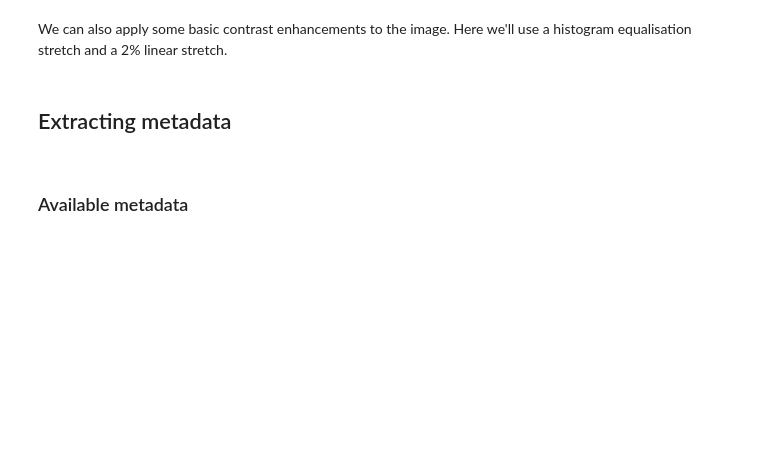
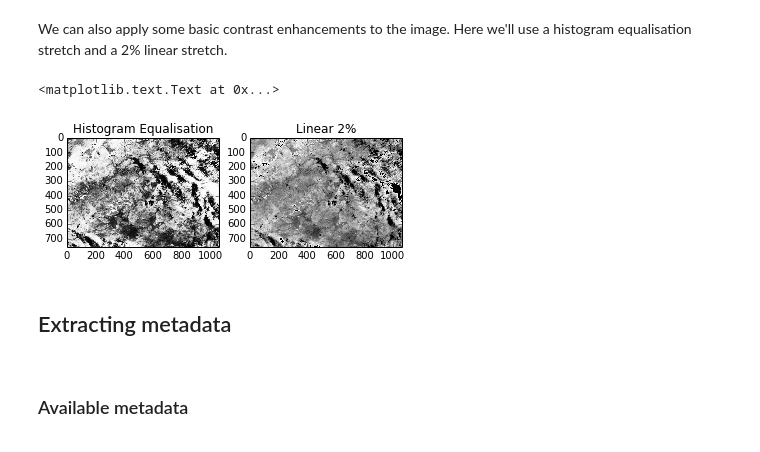
Before and after one commit to sixy6e/stash, a Jupyter notebook: Python/notebooks/interactive_use_with_the_agdc.ipynb, the cells around one changed output. Cells and saved outputs as stored; diff of their text form; code cells hidden in the pictures; blank space fills up the shorter version.

```diff
--- a/Python/notebooks/interactive_use_with_the_agdc.ipynb
+++ b/Python/notebooks/interactive_use_with_the_agdc.ipynb
@@ -148,15 +226,18 @@ axis('image') # Displays the image right to the borders edge
 # %% [markdown]
 We can also apply some basic contrast enhancements to the image.  Here we'll use a histogram equalisation stretch and a 2% linear stretch.
 # %%
-he_stretch = hist_equal(subset_2D, MinV=0)
-pct2_stretch = hist_equal(subset_2D, MinV=0, Percent=2)
+he_stretch = hist_equal(subset_2D, MinV=0, BinSIZE=19)
+pct2_stretch = hist_equal(subset_2D, MinV=0, Percent=2, BinSIZE=19)
 fig, axes = subplots(ncols=2)
 axes[0].imshow(he_stretch, cmap=cm.Greys_r)
 axes[0].axis('image')
 axes[0].set_title('Histogram Equalisation')
 axes[1].imshow(pct2_stretch, cmap=cm.Greys_r)
 axes[1].axis('image')
 axes[1].set_title('Linear 2%')
+# %% [output]
+<matplotlib.text.Text at 0x...>
+[figure, added]
 # %% [markdown]
 ## Extracting metadata
 <a id='extracting-metadata'></a>
```
Also changed, not shown: parts of 42 cells of this notebook.
